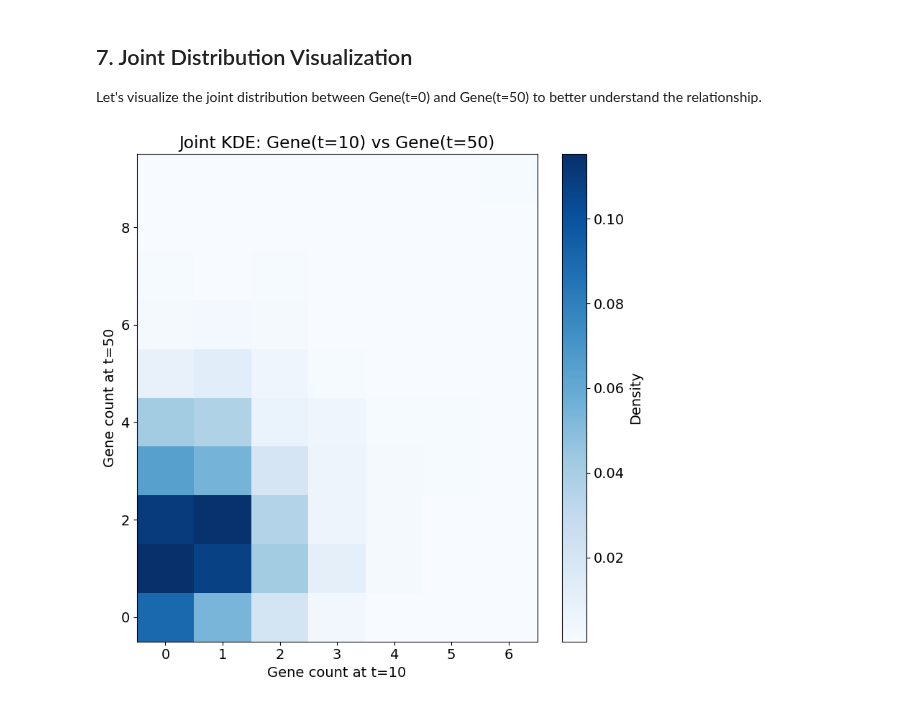
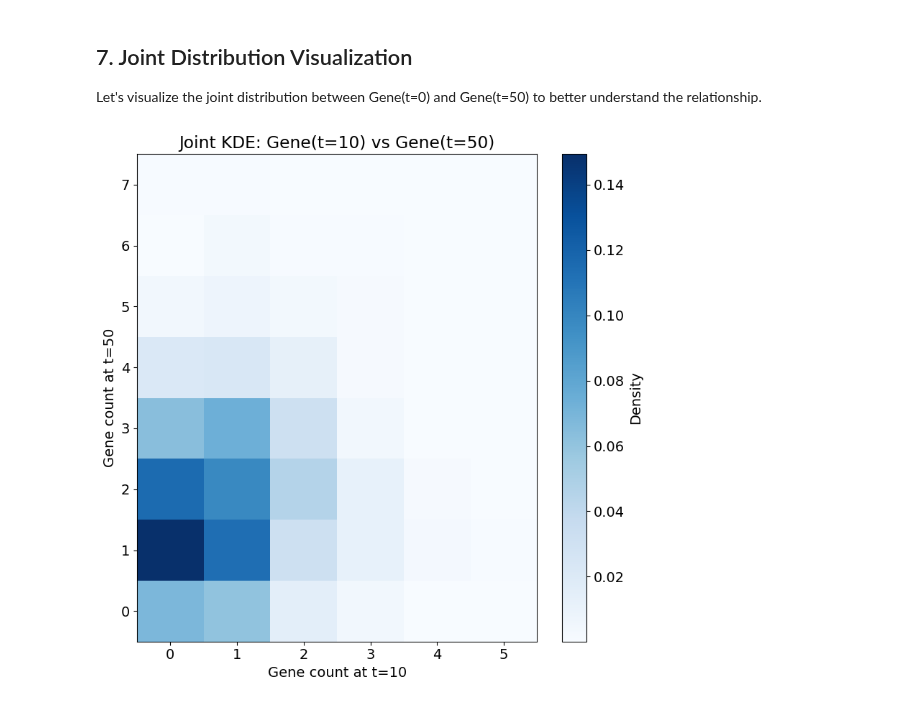
Before and after one commit to fmottes/stochastix, a Jupyter notebook: example-notebooks/mutual-information-example.ipynb, the cells around one changed output. Saved outputs shown, nothing was run; the diff lists cells and outputs as text; code cells hidden in the pictures.

```diff
--- a/example-notebooks/mutual-information-example.ipynb
+++ b/example-notebooks/mutual-information-example.ipynb
@@ -289,26 +285,26 @@ Let's visualize the joint distribution between Gene(t=0) and Gene(t=50) to bette
 # %%
 # Extract data at t=10 and t=50
 gene_t0 = results.interpolate(jnp.array([10.0])).x[:, 0]
 gene_t50 = results.interpolate(jnp.array([50.0])).x[:, 0]
 
 # Convert JAX arrays to numpy arrays for plotting
 gene_t0_np = np.asarray(gene_t0).flatten()
 gene_t50_np = np.asarray(gene_t50).flatten()
 
-# Use stx.kde_triangular_2d for KDE-based joint density plot
-grid1, grid2, p_x1_x2 = stx.analysis.kde_triangular_2d(gene_t0_np, gene_t50_np)
+# Use stx.kde_wendland_c2_2d for KDE-based joint density plot
+grid1, grid2, p_x1_x2 = stx.analysis.kde_wendland_c2_2d(gene_t0_np, gene_t50_np)
 
 # Create 2D meshgrids for pcolormesh
 X, Y = np.meshgrid(grid1, grid2, indexing='ij')
 Z = np.asarray(p_x1_x2)
 
 fig, ax = plt.subplots(figsize=(8, 8))
 c = ax.pcolormesh(X, Y, Z, cmap='Blues', shading='auto')
 ax.set_xlabel('Gene count at t=10')
 ax.set_ylabel('Gene count at t=50')
 ax.set_title('Joint KDE: Gene(t=10) vs Gene(t=50)')
 plt.colorbar(c, ax=ax, label='Density')
 plt.tight_layout()
 plt.show()
 # %% [output]
-[figure, old version]
+[figure, new version]
```
Also changed, not shown: parts of 5 cells of this notebook, 1 other file.
